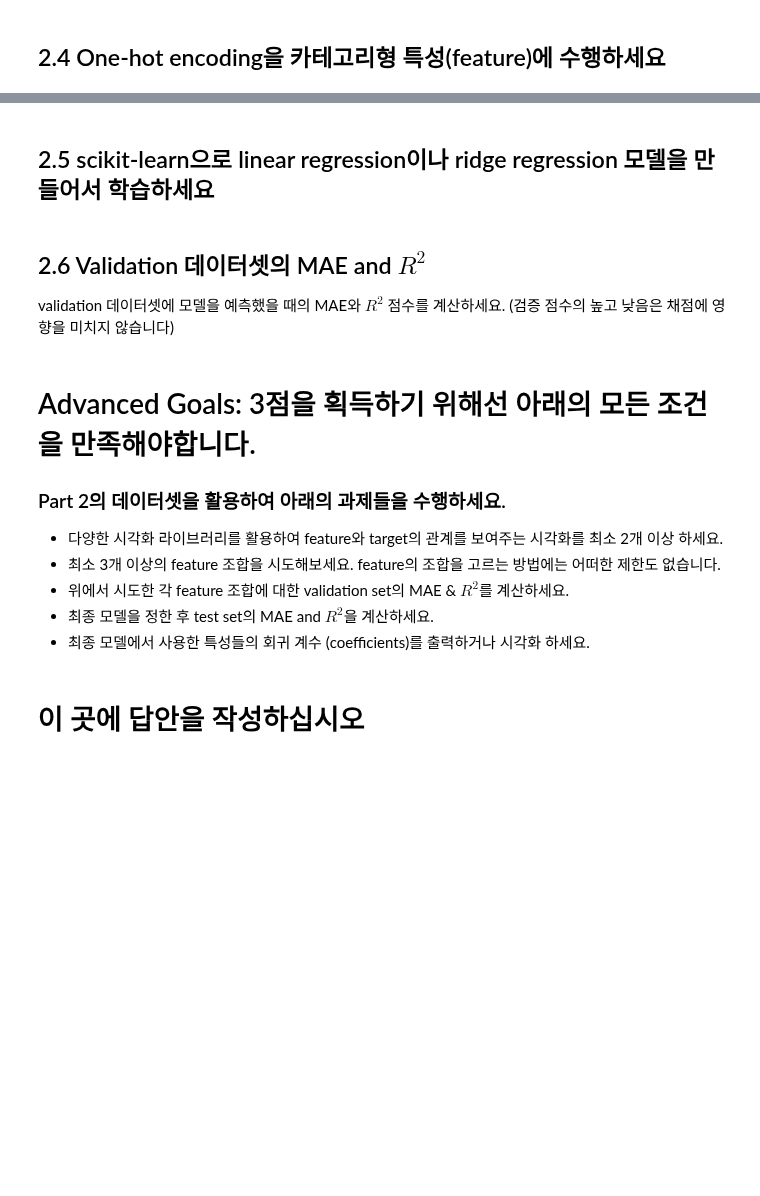
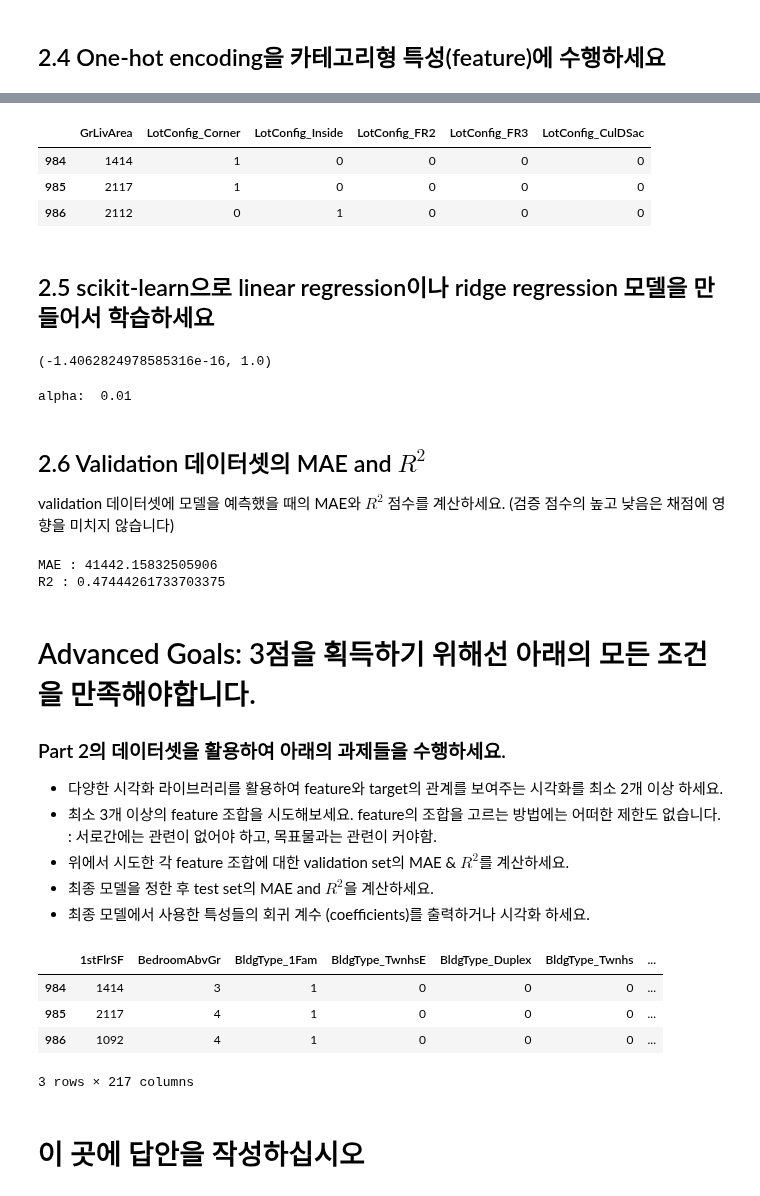
Before and after one commit to dagyaom/-, a Jupyter notebook: ai05_sc21x_정세연.ipynb, the cells around one changed output, grey strips where cells are left out. Saved outputs shown, nothing was run; the diff lists cells and outputs as text; code cells hidden in the pictures; blank space fills up the shorter version.

```diff
--- a/ai05_sc21x_정세연.ipynb
+++ b/ai05_sc21x_정세연.ipynb
@@ -658,5 +745,5 @@ R2 : 0.0
 # %%
 # YrSold: 판매 연도 (YYYY)
-from sklearn.model_selection import train_test_split
-train = homes[2005<homes['YrSold']<=2008]
+train1 = homes[homes['YrSold']<=2008]
+train1.shape
 # %% [output]
@@ -663,0 +751,3 @@ ValueError: ignored
+# %%
+validation1 = homes[homes['YrSold']== 2009]
+validation1.shape
@@ -675,2 +807,16 @@ ValueError: ignored
+# %%
+from category_encoders import OneHotEncoder
+
+encoder = OneHotEncoder(use_cat_names=True)
+X_train1_encoded = encoder.fit_transform(X_train1)
+X_val1_encoded = encoder.transform(X_val1)
+X_train1_encoded.head(3)
+
+# 일단 검증세트까지는 인코딩 완료
+# %% [output]
+|  | GrLivArea | LotConfig_Corner | LotConfig_Inside | LotConfig_FR2 | LotConfig_FR3 | LotConfig_CulDSac |
+| 984 | 1414 | 1 | 0 | 0 | 0 | 0 |
+| 985 | 2117 | 1 | 0 | 0 | 0 | 0 |
+| 986 | 2112 | 0 | 1 | 0 | 0 | 0 |
 # %% [markdown]
 ## 2.5 scikit-learn으로 linear regression이나 ridge regression 모델을 만들어서 학습하세요
@@ -679,3 +830,22 @@ ValueError: ignored
+# %%
+# 표준화 확인
+X_train1_scaled.T[0].mean(), X_train1_scaled.T[0].std()
+# %% [output]
+(-1.4062824978585316e-16, 1.0)
+# %%
+from sklearn.linear_model import RidgeCV
+
+alphas = [0, 0.001, 0.01, 0.1, 1]
+
+ridge = RidgeCV(alphas=alphas, normalize=True, cv=5)  # normalize=True : 정규화한다. # cv = 5  : 교차 검증 분할 전략을 결정한다.
+ridge.fit(X_train1_scaled, y_train1)
+y_val1_pred=ridge.predict(X_val1_scaled)
+
+print("alpha: ", ridge.alpha_)
+
+# print("best score: ", ridge.best_score_)
+# %% [output]
+alpha:  0.01
 # %% [markdown]
 ## 2.6 Validation 데이터셋의 MAE and $R^2$
 validation 데이터셋에 모델을 예측했을 때의 MAE와 $R^2$ 점수를 계산하세요. (검증 점수의 높고 낮음은 채점에 영향을 미치지 않습니다)
@@ -684,10 +852,46 @@ validation 데이터셋에 모델을 예측했을 때의 MAE와 $R^2$ 점수를
+# %%
+from sklearn.metrics import  mean_squared_error, mean_absolute_error, r2_score
+
+mae = mean_absolute_error(y_val1, y_val1_pred)
+r2 = r2_score(y_val1, y_val1_pred)
+print(f'MAE : {mae}')
+print(f'R2 : {r2}')
+
+#평균값으로 기준모델 만든것보다는 훨씬 신빙성있는 모델이 만들어졌어요..! R2값도 커지고, MAE값도 상당히 줄어들었음. 하지만 그다지 정확도가 높은 모델은 아닌듯합니당
+# %% [output]
+MAE : 41442.15832505906
+R2 : 0.47444261733703375
 # %% [markdown]
 # Advanced Goals: 3점을 획득하기 위해선 아래의 모든 조건을 만족해야합니다.
 ### Part 2의 데이터셋을 활용하여 아래의 과제들을 수행하세요.
 - 다양한 시각화 라이브러리를 활용하여 feature와 target의 관계를 보여주는 시각화를 최소 2개 이상 하세요.
-- 최소 3개 이상의 feature 조합을 시도해보세요. feature의 조합을 고르는 방법에는 어떠한 제한도 없습니다.
+- 최소 3개 이상의 feature 조합을 시도해보세요. feature의 조합을 고르는 방법에는 어떠한 제한도 없습니다. : 서로간에는 관련이 없어야 하고, 목표물과는 관련이 커야함.
 - 위에서 시도한 각 feature 조합에 대한 validation set의 MAE & $R^2$를 계산하세요.
 - 최종 모델을 정한 후 test set의 MAE and $R^2$을 계산하세요.
 - 최종 모델에서 사용한 특성들의 회귀 계수 (coefficients)를 출력하거나 시각화 하세요.
+# %%
+target = 'SalePrice'
+
+X_train2 = train1.drop(columns=target)
+y_train2 = train1[target]
+
+X_val2 = validation1.drop(columns=target)
+y_val2 = validation1[target]
+
+X_test2 = test1.drop(columns=target)
+y_test2 = test1[target]
+# %%
+from category_encoders import OneHotEncoder
+
+encoder = OneHotEncoder(use_cat_names=True)
+X_train2_encoded = encoder.fit_transform(X_train2)
+X_val2_encoded = encoder.transform(X_val2)
+X_train2_encoded.head(3)
+# %% [output]
+|  | 1stFlrSF | BedroomAbvGr | BldgType_1Fam | BldgType_TwnhsE | BldgType_Duplex | BldgType_Twnhs | ... |
+| 984 | 1414 | 3 | 1 | 0 | 0 | 0 | ... |
+| 985 | 2117 | 4 | 1 | 0 | 0 | 0 | ... |
+| 986 | 1092 | 4 | 1 | 0 | 0 | 0 | ... |
+3 rows × 217 columns
 # %% [markdown]
 # 이 곳에 답안을 작성하십시오
```
Also changed, not shown: parts of 28 cells of this notebook.
